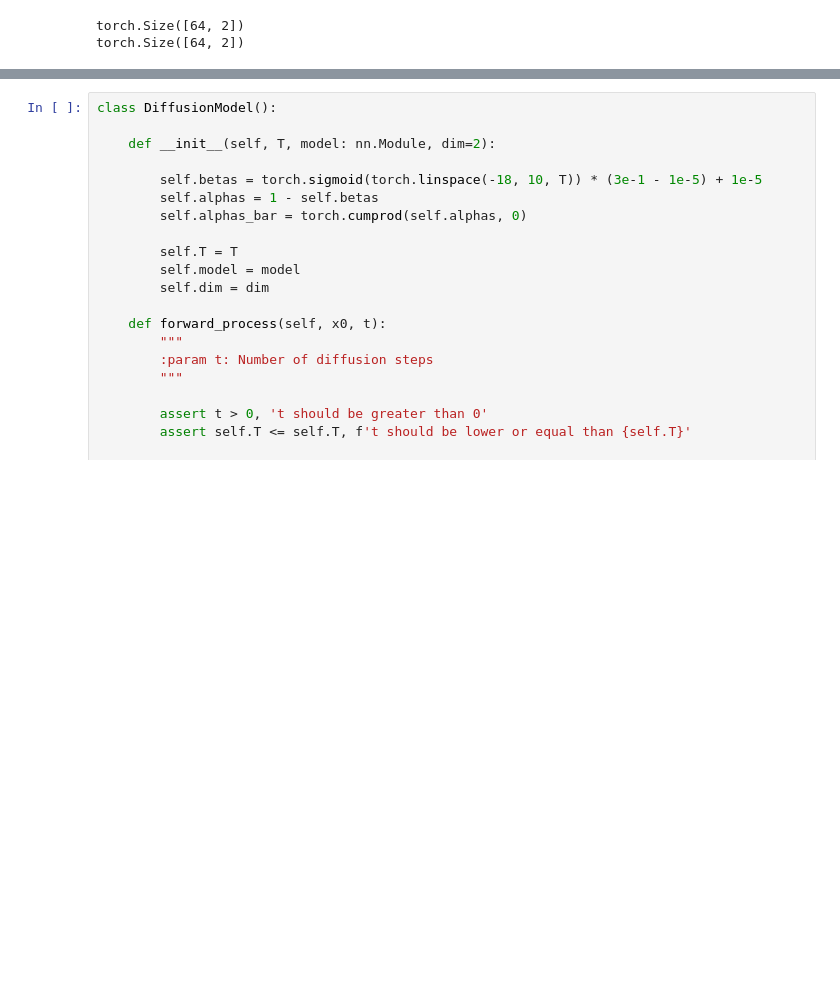
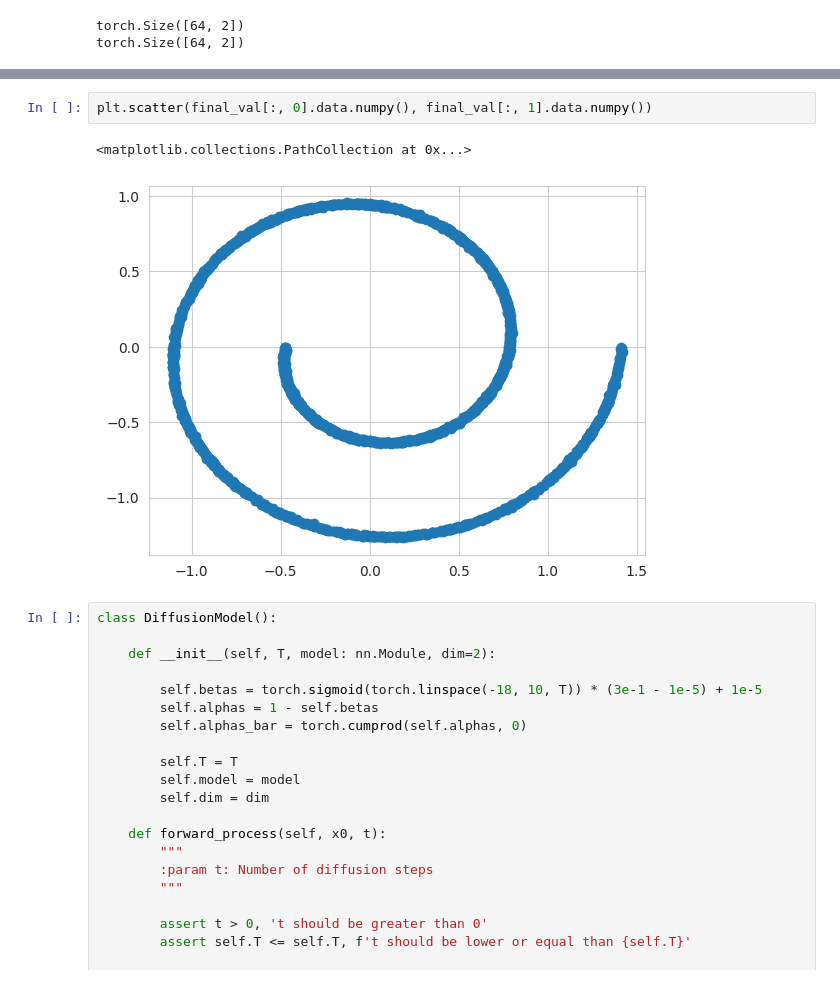
Before and after one commit to arturovallemacias/diffusion_models, a Jupyter notebook: reverse_me.ipynb, the cells around one changed output, grey strips where cells are left out. Drawn from its saved outputs; the diff is of its cells as text; blank space fills up the shorter version.

```diff
--- a/reverse_me.ipynb
+++ b/reverse_me.ipynb
@@ -129,3 +148,8 @@ tensor([[-0.456182, -0.102690],
+# %%
+plt.scatter(final_val[:, 0].data.numpy(), final_val[:, 1].data.numpy())
+# %% [output]
+<matplotlib.collections.PathCollection at 0x...>
+[figure, added]
 # %%
 class DiffusionModel():
 
```
Also changed, not shown: parts of 6 cells of this notebook.
